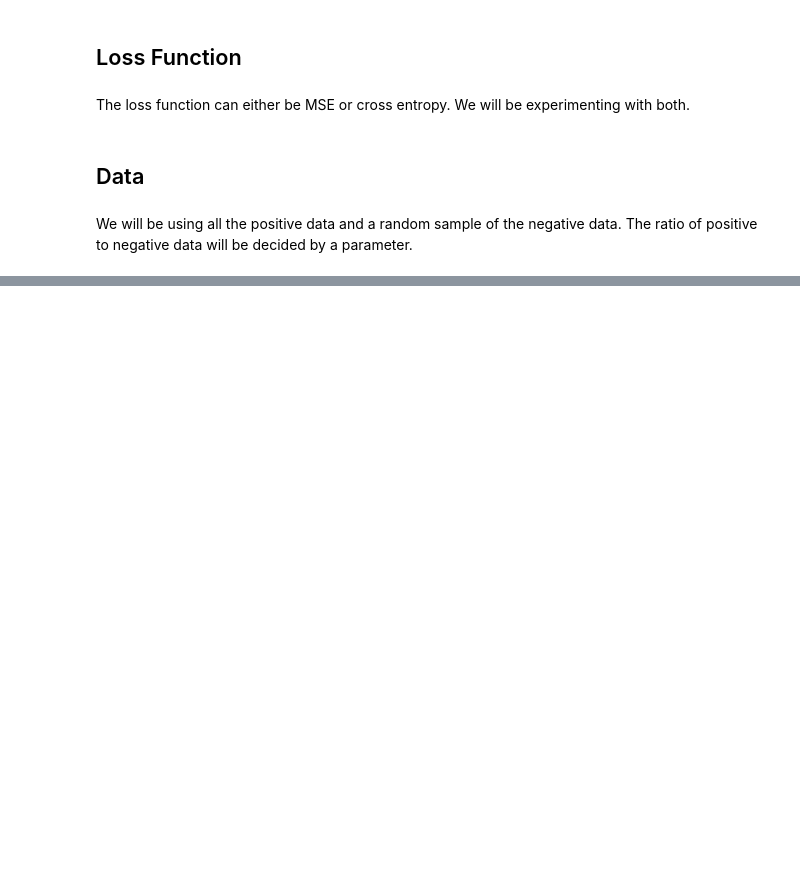
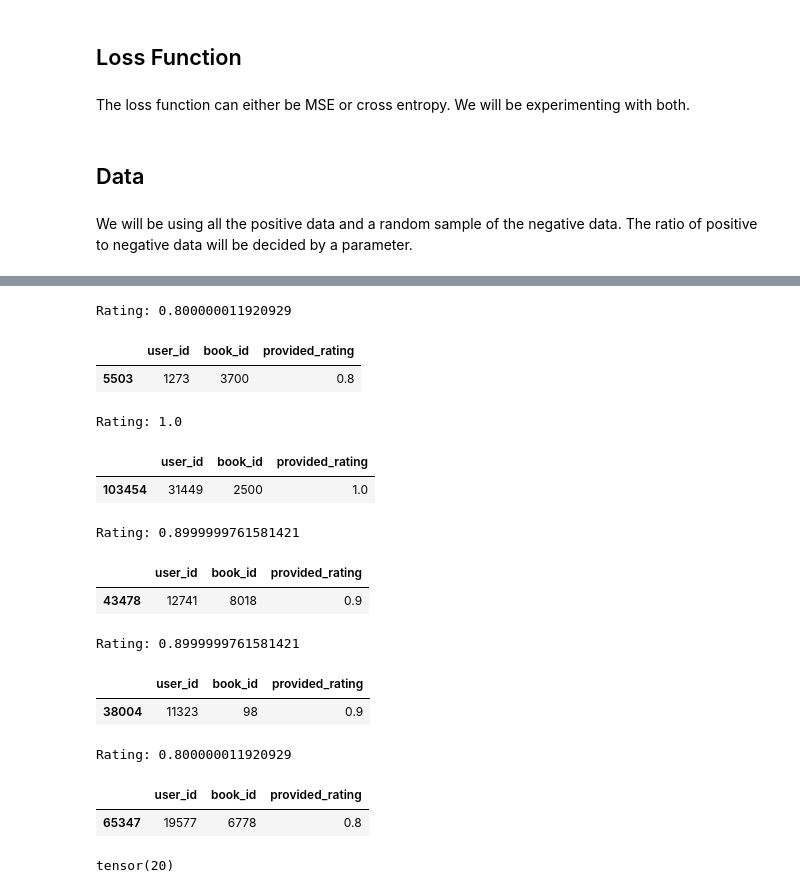
Before and after one commit to Hari31416/book_recommender, a Jupyter notebook: model/DL_Model_Modeling.ipynb, the cells around one changed output, grey strips where cells are left out. Saved outputs shown, nothing was run; the diff lists cells and outputs as text; code cells hidden in the pictures; blank space fills up the shorter version.

```diff
--- a/model/DL_Model_Modeling.ipynb
+++ b/model/DL_Model_Modeling.ipynb
@@ -47,0 +64,4 @@ There are 31940 unique users and 22020 unique books in this data set
+# %%
+users.set_index('user_id', inplace=True)
+books.set_index('book_id', inplace=True)
+books.sort_index(inplace=True)
@@ -90,0 +281,9 @@ We will be using all the positive data and a random sample of the negative data.
+# %%
+config = wandb.config
+config.negative_samples_ratio = 0.5
+config.features = False
+config.normalize = True
+book_dataset = BookDataset(users, books, interactions, config)
+book_dataset_batched = torch.utils.data.DataLoader(book_dataset, batch_size=32, shuffle=True)
+user_input, book_input, targets = next(iter(book_dataset_batched))
+(targets==0).sum()
@@ -90,0 +296,8 @@ We will be using all the positive data and a random sample of the negative data.
+# %%
+negative_samples = np.where(targets.numpy()==0)
+for idx in negative_samples[0][:5]:
+    rating = targets[idx].item()
+    print(f"Rating: {rating}")
+    user_id = user_input[idx].item()
+    book_id = book_input[idx].item()
+    display(interactions[(interactions["user_id"] == user_id) & (interactions["book_id"] == book_id)])
@@ -90,0 +315,35 @@ We will be using all the positive data and a random sample of the negative data.
+# %%
+positive_samples = np.where(targets.numpy()!=0)
+for idx in positive_samples[0][:5]:
+    rating = targets[idx].item()
+    print(f"Rating: {rating}")
+    user_id = user_input[idx].item()
+    book_id = book_input[idx].item()
+    display(book_dataset.interactions[(book_dataset.interactions["user_id"] == user_id) & (book_dataset.interactions["book_id"] == book_id)])
+# %% [output]
+Rating: 0.800000011920929
+|  | user_id | book_id | provided_rating |
+| 5503 | 1273 | 3700 | 0.8 |
+Rating: 1.0
+|  | user_id | book_id | provided_rating |
+| 103454 | 31449 | 2500 | 1.0 |
+Rating: 0.8999999761581421
+|  | user_id | book_id | provided_rating |
+| 43478 | 12741 | 8018 | 0.9 |
+Rating: 0.8999999761581421
+|  | user_id | book_id | provided_rating |
+| 38004 | 11323 | 98 | 0.9 |
+Rating: 0.800000011920929
+|  | user_id | book_id | provided_rating |
+| 65347 | 19577 | 6778 | 0.8 |
+# %%
+config = wandb.config
+config.negative_samples_ratio = 0.5
+config.features = True
+config.normalize = True
+book_dataset = BookDataset(users, books, interactions, config)
+book_dataset_batched = torch.utils.data.DataLoader(book_dataset, batch_size=32, shuffle=True)
+user_input, book_input, targets = next(iter(book_dataset_batched))
+(targets==0).sum()
+# %% [output]
+tensor(20)
```
Also changed, not shown: parts of 47 cells of this notebook, 3 other files.
